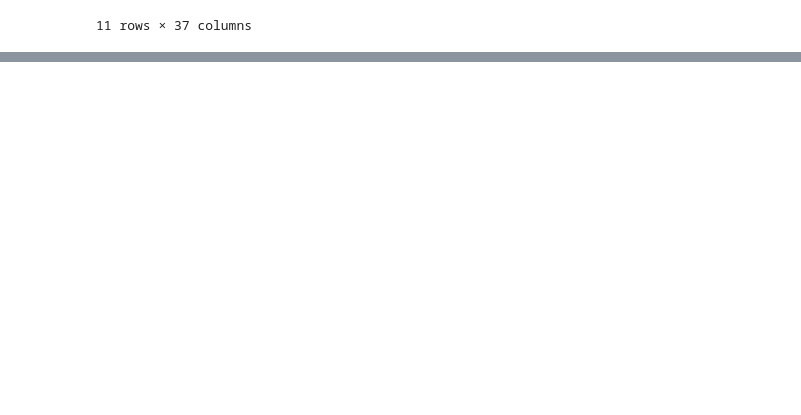
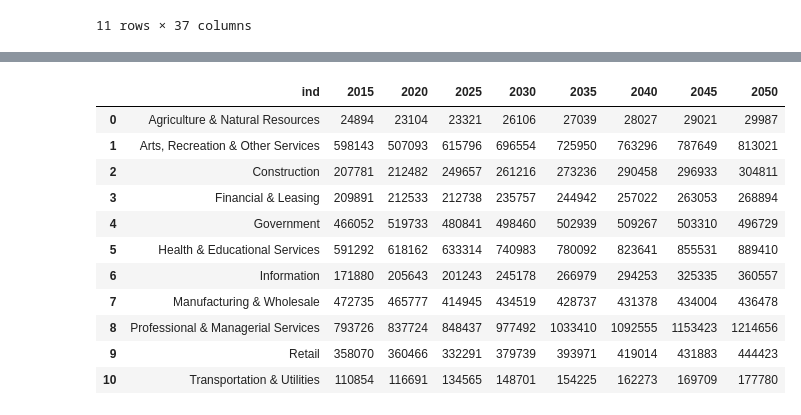
Before and after one commit to BayAreaMetro/regional_forecast, a Jupyter notebook: regionals post process/BEA_to_EDD_ACS_employment_translate.ipynb, the cells around one changed output, grey strips where cells are left out. Drawn from its saved outputs; the diff is of its cells as text; code cells hidden in the pictures; blank space fills up the shorter version.

Commit message:
update output file name and changed code to get select years needed only

```diff
--- a/regionals post process/BEA_to_EDD_ACS_employment_translate.ipynb
+++ b/regionals post process/BEA_to_EDD_ACS_employment_translate.ipynb
@@ -119,4 +119,8 @@ emp_merge2.set_index('ind')
 | Transportation & Utilities | 186409 | 212623 | 222628 | 229812 | 233688 | 196225 | 209093 | 213259 | 216376 | 220514 | ... | ... |
 11 rows × 37 columns
 # %%
-emp_merge2 [['2017','2020','2025','2030','2035','2040','2045','2050']] = emp_merge2[['2017','2020','2025','2030','2035','2040','2045','2050']].mul(emp_merge2.adjustment, axis = 0)
+emp_merge2 [['2015','2020','2025','2030','2035','2040','2045','2050']] = emp_merge2[['2015','2020','2025','2030','2035','2040','2045','2050']].mul(emp_merge2.adjustment, axis = 0)
+#choose only column needed
+emp_merge3 = emp_merge2 [['ind','2015','2020','2025','2030','2035','2040','2045','2050']]
+#round the numbers
+emp_merge3[['2015','2020','2025','2030','2035','2040','2045','2050']]=emp_merge3[['2015','2020','2025','2030','2035','2040','2045','2050']].astype(int)
@@ -141 +133,16 @@ emp_merge2
+# %%
+emp_merge3
+# %% [output]
+|  | ind | 2015 | 2020 | 2025 | 2030 | 2035 | 2040 | 2045 | 2050 |
+| 0 | Agriculture & Natural Resources | 24894 | 23104 | 23321 | 26106 | 27039 | 28027 | 29021 | 29987 |
+| 1 | Arts, Recreation & Other Services | 598143 | 507093 | 615796 | 696554 | 725950 | 763296 | 787649 | 813021 |
+| 2 | Construction | 207781 | 212482 | 249657 | 261216 | 273236 | 290458 | 296933 | 304811 |
+| 3 | Financial & Leasing | 209891 | 212533 | 212738 | 235757 | 244942 | 257022 | 263053 | 268894 |
+| 4 | Government | 466052 | 519733 | 480841 | 498460 | 502939 | 509267 | 503310 | 496729 |
+| 5 | Health & Educational Services | 591292 | 618162 | 633314 | 740983 | 780092 | 823641 | 855531 | 889410 |
+| 6 | Information | 171880 | 205643 | 201243 | 245178 | 266979 | 294253 | 325335 | 360557 |
+| 7 | Manufacturing & Wholesale | 472735 | 465777 | 414945 | 434519 | 428737 | 431378 | 434004 | 436478 |
+| 8 | Professional & Managerial Services | 793726 | 837724 | 848437 | 977492 | 1033410 | 1092555 | 1153423 | 1214656 |
+| 9 | Retail | 358070 | 360466 | 332291 | 379739 | 393971 | 419014 | 431883 | 444423 |
+| 10 | Transportation & Utilities | 110854 | 116691 | 134565 | 148701 | 154225 | 162273 | 169709 | 177780 |
 # %%
```
Also changed, not shown: parts of 5 cells of this notebook.
